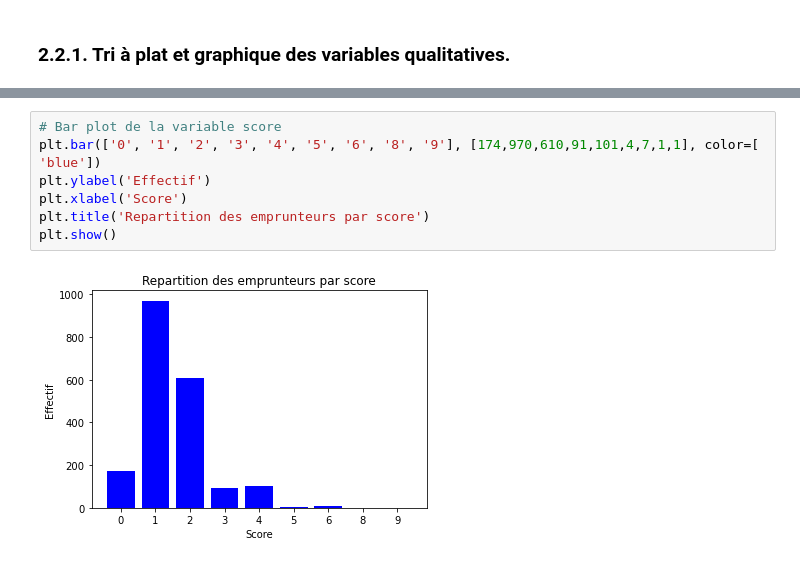
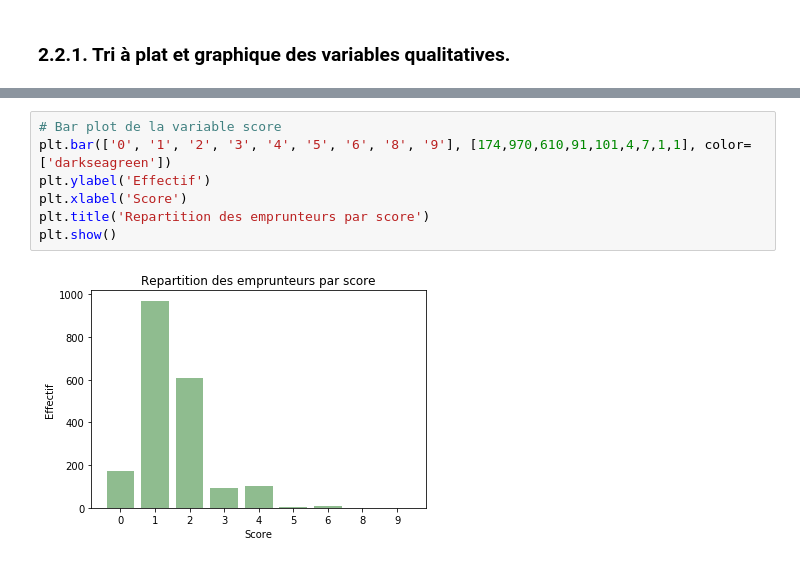
Before and after one commit to sonicosamedy/Projet-Python-Paris1-Pantheon-Sorbonne, a Jupyter notebook: Projet_python.ipynb, the cells around one changed output, grey strips where cells are left out. Drawn from its saved outputs; the diff is of its cells as text.

```diff
--- a/Projet_python.ipynb
+++ b/Projet_python.ipynb
@@ -362,9 +377,9 @@ plt.show()
 # %%
 # Bar plot de la variable score
-plt.bar(['0', '1', '2', '3', '4', '5', '6', '8', '9'], [174,970,610,91,101,4,7,1,1], color=[ 'blue'])
+plt.bar(['0', '1', '2', '3', '4', '5', '6', '8', '9'], [174,970,610,91,101,4,7,1,1], color=['darkseagreen'])
 plt.ylabel('Effectif')
 plt.xlabel('Score')
 plt.title('Repartition des emprunteurs par score')
 plt.show()
 # %% [output]
-[figure, old version]
+[figure, new version]
```
Also changed, not shown: parts of 9 cells of this notebook.
